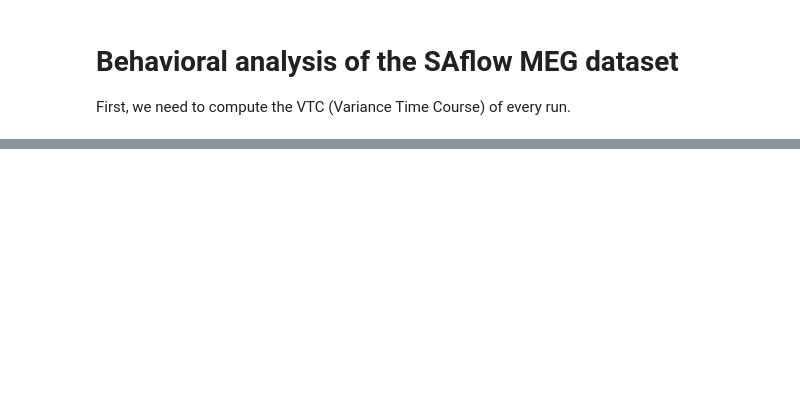
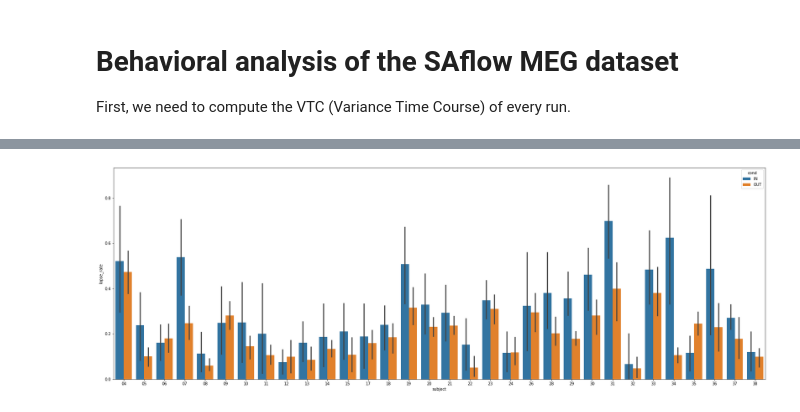
Before and after one commit to hyruuk/cc_saflow, a Jupyter notebook: notebooks/behavior_analysis.ipynb, the cells around one changed output, grey strips where cells are left out. Cells and saved outputs as stored; diff of their text form; code cells hidden in the pictures; blank space fills up the shorter version.

```diff
--- a/notebooks/behavior_analysis.ipynb
+++ b/notebooks/behavior_analysis.ipynb
@@ -152,2 +235,0 @@ run
-# %%
-fig = new_plot_VTC(VTC_filtered, VTC_raw, IN_mask, OUT_mask)
@@ -156,2 +235,0 @@ fig
-# %%
-IN_mask = np.ma.masked_where(VTC_filtered < np.quantile(VTC_filtered, 25/100), VTC_filtered)
@@ -161,0 +238,12 @@ VTC_filtered < np.quantile(VTC_filtered, 25/100)
+# %%
+# Subject-wise plots
+from saflow import SUBJ_LIST
+
+IMG_DIR = '/home/hyruuk/GitHub/cc_saflow/reports/figures/VTC_plots/'
+os.makedirs(IMG_DIR, exist_ok=True)
+
+for subject in SUBJ_LIST:
+    fig = subject_plot_VTC(subject)
+    fig_name = f'sub-{subject}_VTC_plots.png'
+    fig.savefig(op.join(IMG_DIR, fig_name))
+    plt.close()
@@ -161,0 +303,16 @@ VTC_filtered < np.quantile(VTC_filtered, 25/100)
+# %%
+plot_df = pd.DataFrame({
+    'lapse_rate':lapse_rates,
+    'omierr_rate':omierr_rates,
+    'subject':subject_list,
+    'bloc':bloc_list,
+    'cond':cond_list
+})
+
+import seaborn as sns
+
+fig = plt.figure(figsize=(30,10))
+ax = plt.subplot(1,1,1)
+ax = sns.barplot(x="subject", hue='cond', y="lapse_rate", data=plot_df, ax=ax)
+# %% [output]
+[figure, added]
```
Also changed, not shown: parts of 15 cells of this notebook.
